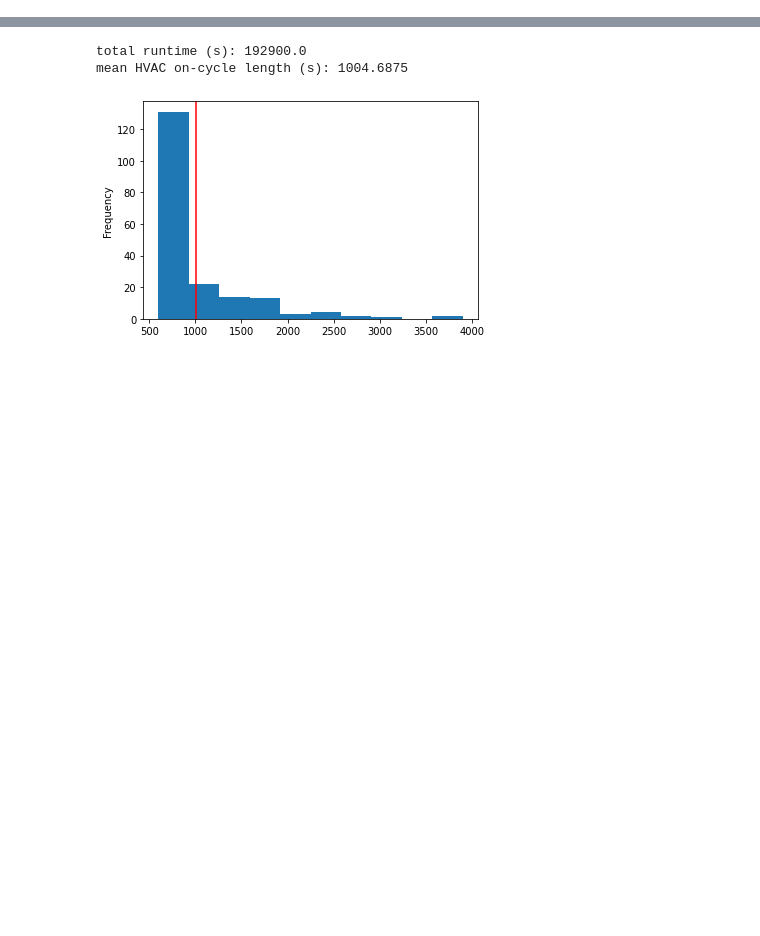
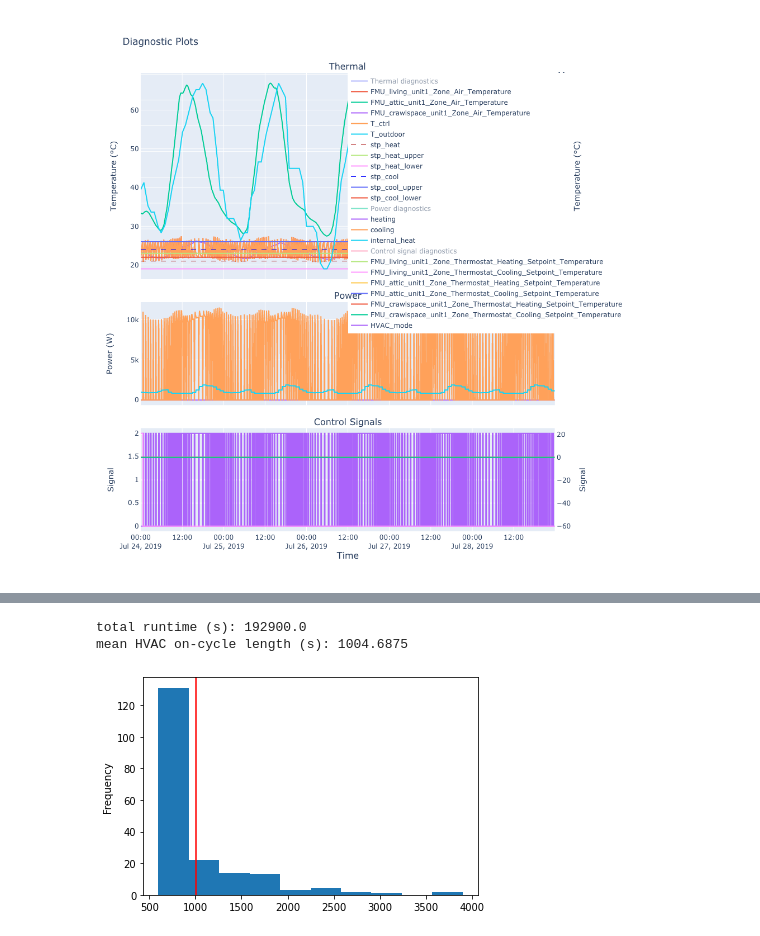
Before and after one commit to ecobee/building-controls-simulator, a Jupyter notebook: notebooks/test_model_sim.ipynb, the cells around one changed output, grey strips where cells are left out. Drawn from its saved outputs; the diff is of its cells as text; code cells hidden in the pictures; blank space fills up the shorter version.

Commit message:
adding FMI controller interface, adding demo notebook, adding simulator tests, adding test .idf nd .fmu files

```diff
--- a/notebooks/test_model_sim.ipynb
+++ b/notebooks/test_model_sim.ipynb
@@ -24,7 +24,7 @@ s = Simulation(
             init_temperature=21.),
         weather_file="USA_AZ_Phoenix-Sky.Harbor.Intl.AP.722780_TMY3.epw"
     ),
-    controller=Deadband(deadband=2., stp_heat=21., stp_cool=24.),
+    controller_model=Deadband(deadband=2., stp_heat=21., stp_cool=24.),
     step_size_minutes=5,
     start_time_days = 204,
     final_time_days = 209,
@@ -33,0 +39,3 @@ s = Simulation(
+# %%
+%%time
+output_df = s.run()
@@ -34,3 +45,5 @@ s = Simulation(
 # %%
-%time s.initialize()
+%%time
+s.show_plots()
 # %% [output]
+[figure, added]
```
Also changed, not shown: parts of 6 cells of this notebook, 8 other files.
